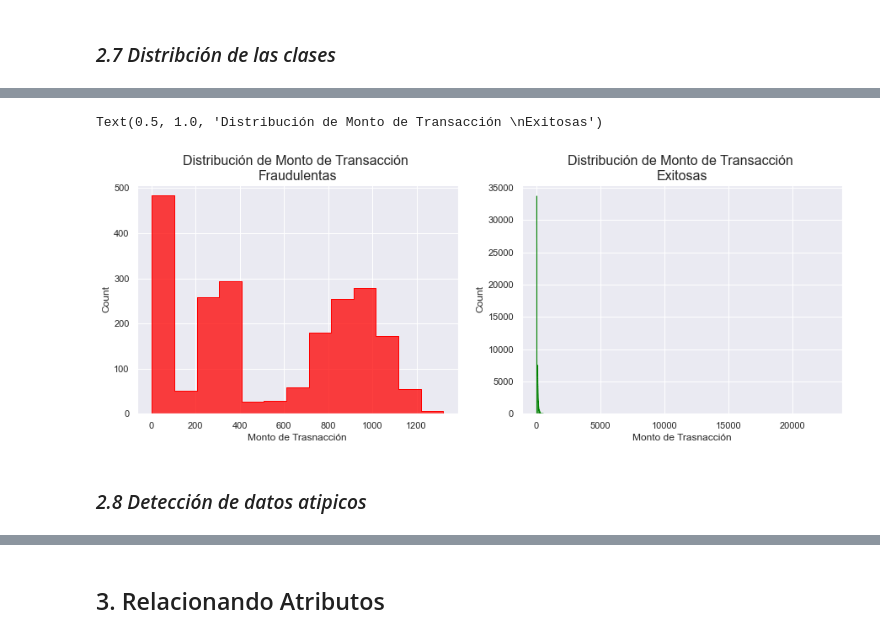
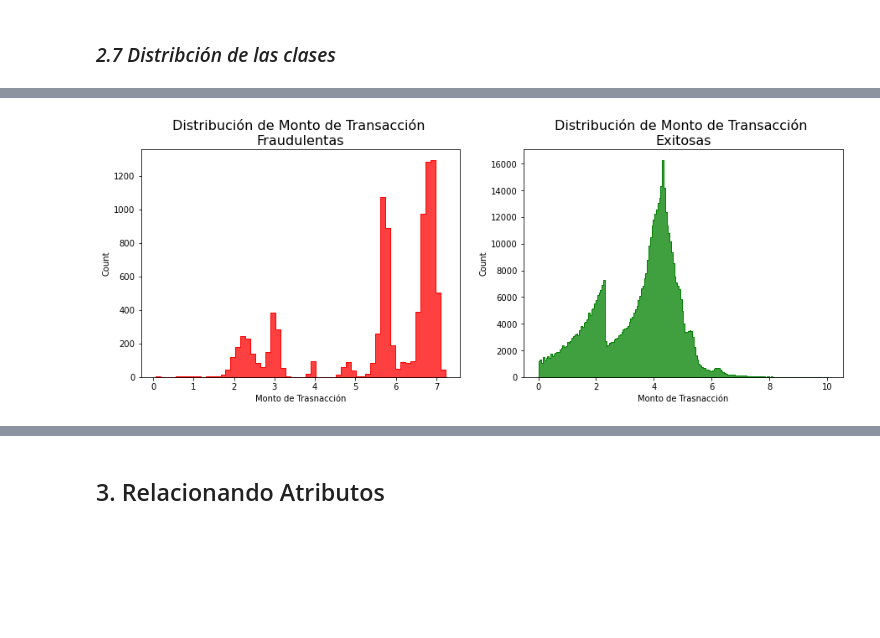
Before and after one commit to Bmez1/Proyecto_CD, a Jupyter notebook: Fraude.ipynb, the cells around one changed output, grey strips where cells are left out. Drawn from its saved outputs; the diff is of its cells as text; code cells hidden in the pictures; blank space fills up the shorter version.

```diff
--- a/Fraude.ipynb
+++ b/Fraude.ipynb
@@ -11,12 +11,13 @@ import numpy as np
 import seaborn as sb
 from scipy.stats import ttest_ind
 
+
 COLUMNAS = np.array(['Id','Fecha de Transaccion','No tarjeta cliente','Nombre comerciante','Categoria comerciante','Monto transaccion', 'Nombre',
            'Apellido','Genero','Direccion tarjeta','Ciudad','Estado','Zip tarjeta','Latitud','Longitud','Ciudad popular',
            'Trabajo','Fecha de nacimiento','Fecha unica','Hora transaccion','Latitud comerciante','Longitud comerciante', 'Fraude'])
-data = pd.read_csv("fraudTest.csv", delimiter = ',' , names = COLUMNAS , header = 0)
+data = pd.read_csv("fraude.csv", delimiter = ',' , names = COLUMNAS , header = 0)
 del(COLUMNAS)
-data.head(3)
+data.head(5)
 # %% [output]
 |  | Id | Fecha de Transaccion | No tarjeta cliente | Nombre comerciante | Categoria comerciante | ... |
 | 0 | 0 | 2020-06-21 12:14:25 | 2291163933867244 | fraud_Kirlin and Sons | personal_care | ... |
@@ -77,3 +80,4 @@ Variables numericas flotantes:  5
 # %%
-data = data.drop(columns=['Id', 'Fecha unica'])
+#Eliminación de atributos que no son relevantes
+data = data.drop(columns=['Id', 'Fecha unica', 'Nombre', 'Apellido', 'Nombre comerciante'])
 # %%
@@ -147,17 +174,15 @@ Media Duration :  69.39281023323066
 # %%
 monto_Fra = data['Monto transaccion'].loc[data['Fraude'] == 1].values #Fraudulentas
 monto_Exi = data['Monto transaccion'].loc[data['Fraude'] == 0].values #Exitosas
 #Figuras
 fig, (ax1, ax2) = plt.subplots(1, 2, figsize=(15,5))
-ax1 = sb.histplot(monto_Fra, ax = ax1, element = "step", color = 'red')
-ax2 = sb.histplot(monto_Exi, ax = ax2, element="step", color = 'green')
+ax1 = sb.histplot(np.log(monto_Fra), ax = ax1, element = "step", color = 'red')
+ax2 = sb.histplot(np.log(monto_Exi), ax = ax2, element="step", color = 'green')
 #Etiquetas
 ax1.set_xlabel('Monto de Trasnacción')
 ax1.set_title('Distribución de Monto de Transacción \nFraudulentas', fontsize=16)
 ax2.set_xlabel('Monto de Trasnacción')
 ax2.set_title('Distribución de Monto de Transacción \nExitosas', fontsize=16)
+plt.show()
 # %% [output]
-Text(0.5, 1.0, 'Distribución de Monto de Transacción \nExitosas')
-[figure, old version]
+[figure, new version]
-# %% [markdown]
-### *2.8 Detección de datos atipicos*
```
Also changed, not shown: parts of 59 cells of this notebook.
